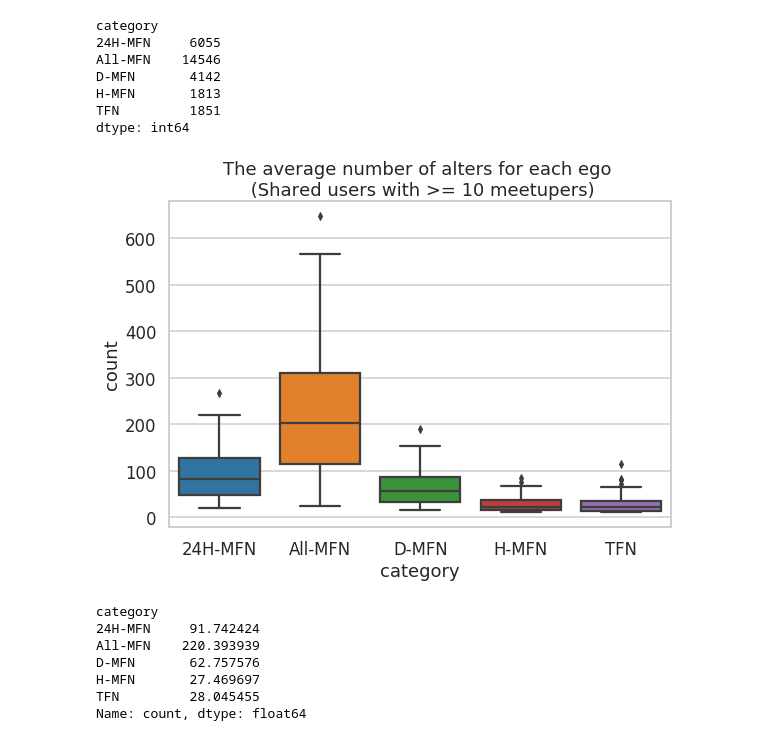
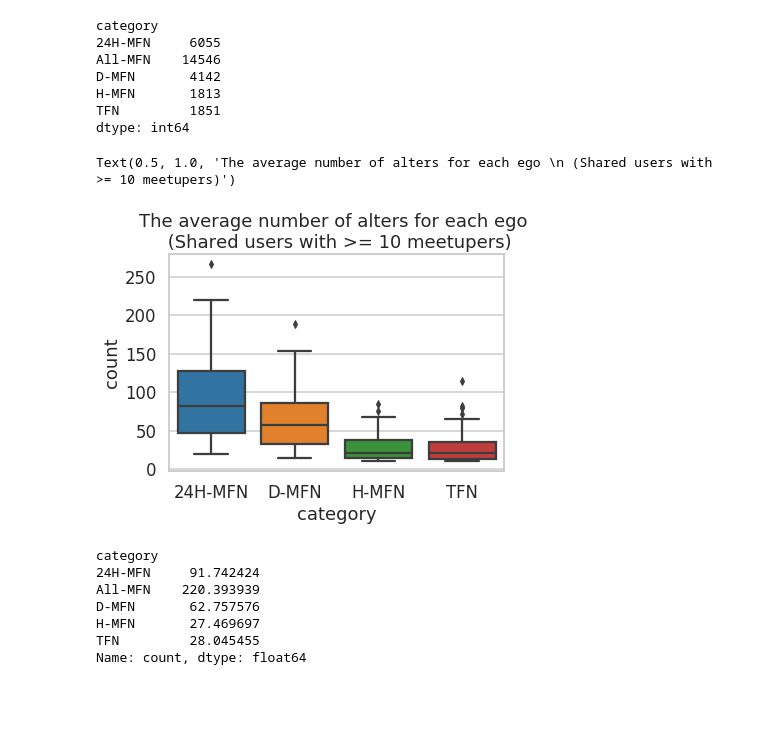
Before and after one commit to Magica-Chen/social-predictability, a Jupyter notebook: Ranking-Based-BK-VS.ipynb, the cells around one changed output. Drawn from its saved outputs; the diff is of its cells as text; code cells hidden in the pictures; blank space fills up the shorter version.

```diff
--- a/Ranking-Based-BK-VS.ipynb
+++ b/Ranking-Based-BK-VS.ipynb
@@ -237,12 +238,13 @@ dtype: int64
 # %%
 n_meetuper_shared_ego = share_network.groupby(['category', 'userid'])['Included'].count().reset_index(name='count')
 # %%
-fig, ax = plt.subplots(figsize=(9, 6))
-sns.boxplot(data=n_meetuper_shared_ego, x='category',
+# fig, ax = plt.subplots(figsize=(9, 6))
+sns.boxplot(data=n_meetuper_shared_ego[n_meetuper_shared_ego['category'] != 'All-MFN'], x='category',
             y = 'count').set_title("The average number of alters for each ego \n (Shared users with >= 10 meetupers)")
-plt.show()
+# plt.show()
 # %% [output]
+Text(0.5, 1.0, 'The average number of alters for each ego \n (Shared users with >= 10 meetupers)')
-[figure, old version]
+[figure, new version]
 # %%
 n_meetuper_shared_ego.groupby('category')['count'].sum()/len(share_users)
 # %% [output]
```
Also changed, not shown: parts of 2 cells of this notebook, 5 other files.
